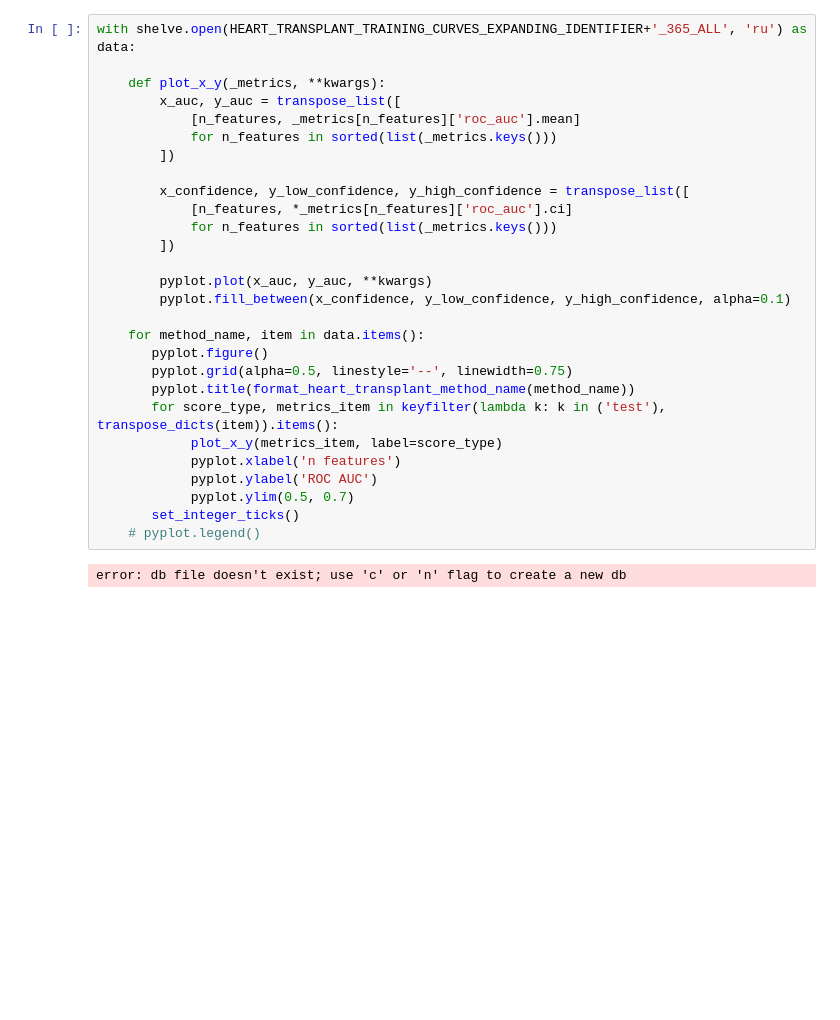
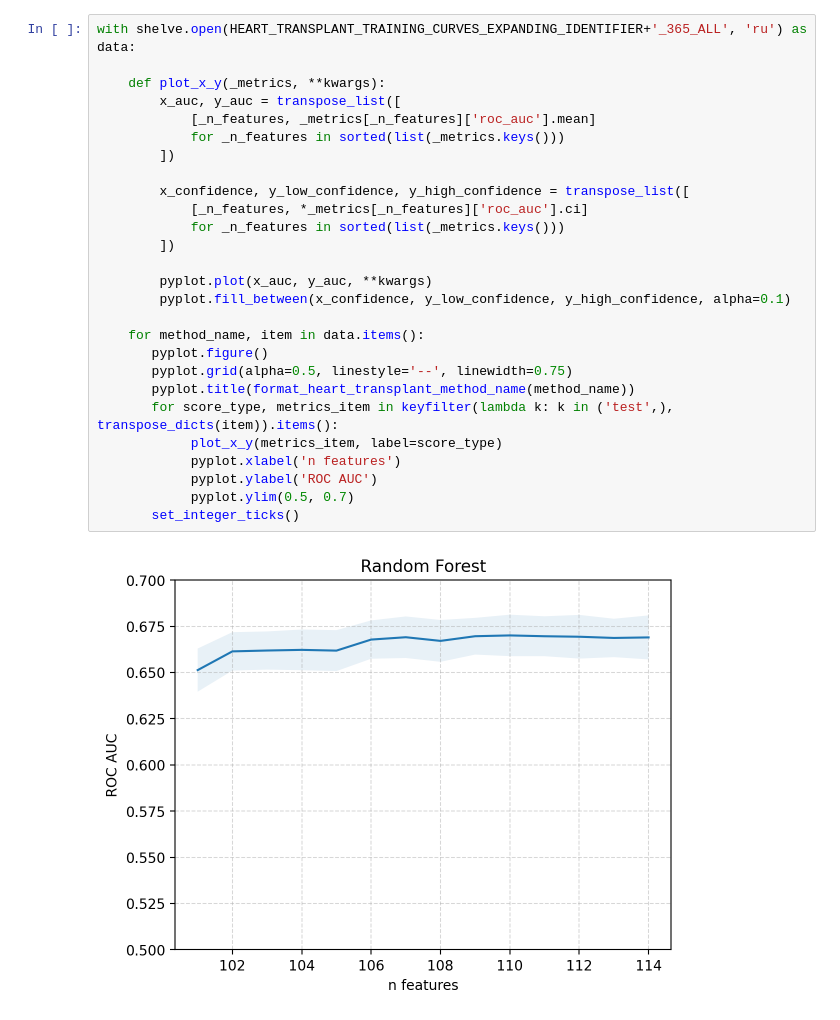
Before and after one commit to HCVE/unos-ml, a Jupyter notebook: notebooks/heart_transplant/heart_transplant_training_curves.ipynb, the cells around one changed output. Drawn from its saved outputs; the diff is of its cells as text; blank space fills up the shorter version.

```diff
--- a/notebooks/heart_transplant/heart_transplant_training_curves.ipynb
+++ b/notebooks/heart_transplant/heart_transplant_training_curves.ipynb
@@ -43,30 +44,29 @@ X_90, y_90, _ = get_reduced_binary_dataset_cached(survival_days=90)
 # %%
 with shelve.open(HEART_TRANSPLANT_TRAINING_CURVES_EXPANDING_IDENTIFIER+'_365_ALL', 'ru') as data:
 
     def plot_x_y(_metrics, **kwargs):
         x_auc, y_auc = transpose_list([
-            [n_features, _metrics[n_features]['roc_auc'].mean]
-            for n_features in sorted(list(_metrics.keys()))
+            [_n_features, _metrics[_n_features]['roc_auc'].mean]
+            for _n_features in sorted(list(_metrics.keys()))
         ])
 
         x_confidence, y_low_confidence, y_high_confidence = transpose_list([
-            [n_features, *_metrics[n_features]['roc_auc'].ci]
-            for n_features in sorted(list(_metrics.keys()))
+            [_n_features, *_metrics[_n_features]['roc_auc'].ci]
+            for _n_features in sorted(list(_metrics.keys()))
         ])
 
         pyplot.plot(x_auc, y_auc, **kwargs)
         pyplot.fill_between(x_confidence, y_low_confidence, y_high_confidence, alpha=0.1)
 
     for method_name, item in data.items():
        pyplot.figure()
        pyplot.grid(alpha=0.5, linestyle='--', linewidth=0.75)
        pyplot.title(format_heart_transplant_method_name(method_name))
-       for score_type, metrics_item in keyfilter(lambda k: k in ('test'), transpose_dicts(item)).items():
+       for score_type, metrics_item in keyfilter(lambda k: k in ('test',), transpose_dicts(item)).items():
             plot_x_y(metrics_item, label=score_type)
             pyplot.xlabel('n features')
             pyplot.ylabel('ROC AUC')
             pyplot.ylim(0.5, 0.7)
        set_integer_ticks()
-    # pyplot.legend()
 # %% [output]
-error: db file doesn't exist; use 'c' or 'n' flag to create a new db
+[figure, added]
```
Also changed, not shown: parts of 4 cells of this notebook, 11 other files.
